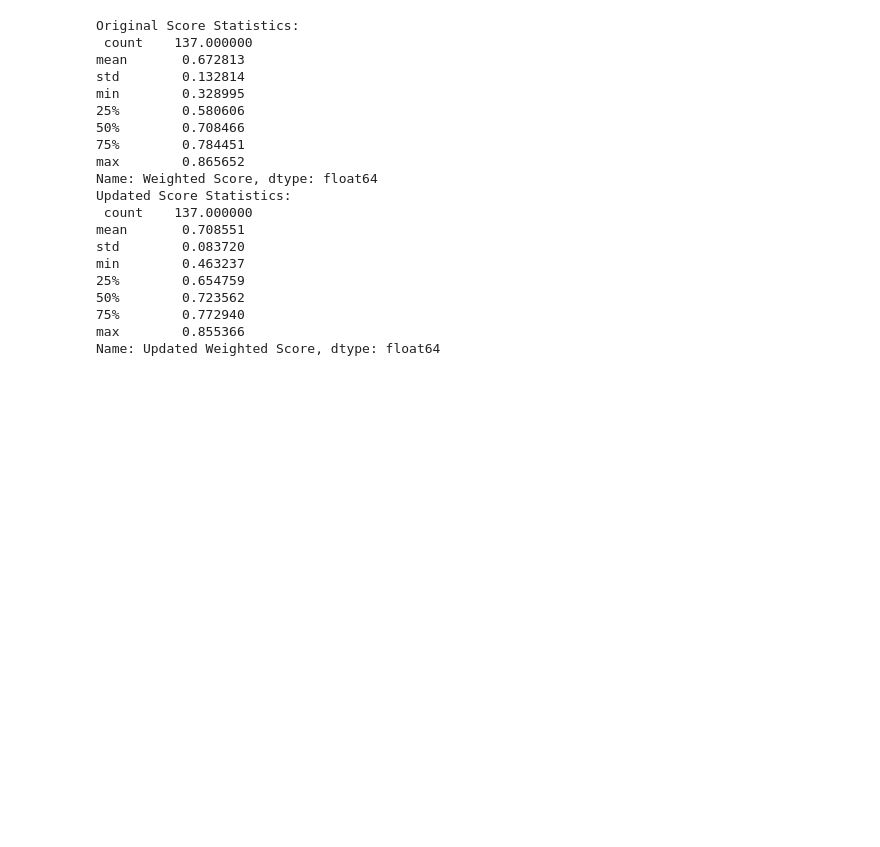
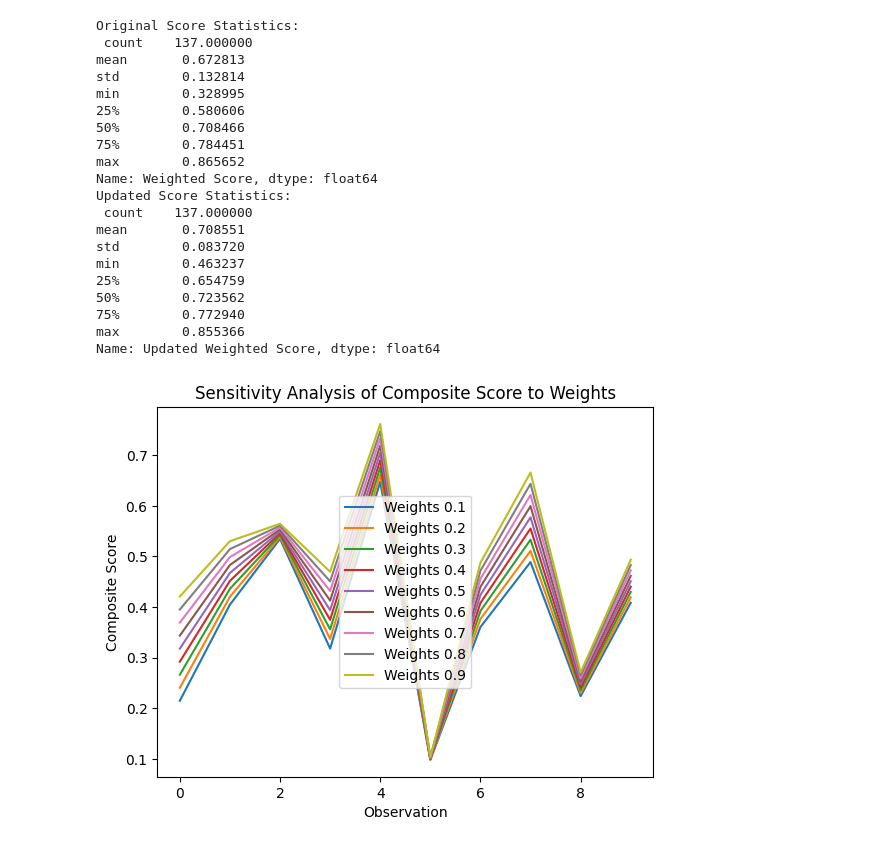
Before and after one commit to TanishAfre/Data-Analysis-Visualisation, a Jupyter notebook: main.ipynb, the cells around one changed output. Saved outputs shown, nothing was run; the diff lists cells and outputs as text; code cells hidden in the pictures; blank space fills up the shorter version.

Commit message:
sensitivity analysis of composite score with respect to changes in the weights assigned

```diff
--- a/main.ipynb
+++ b/main.ipynb
@@ -643,3 +643,41 @@ min        0.463237
 75%        0.772940
 max        0.855366
 Name: Updated Weighted Score, dtype: float64
+# %%
+import numpy as np
+import matplotlib.pyplot as plt
+
+# Example data: scores for 3 different indicators across 10 observations
+data = np.random.rand(10, 3)
+
+# Initial weights
+weights = np.array([0.3, 0.5, 0.2])
+
+# Function to calculate composite score
+def composite_score(data, weights):
+    return np.dot(data, weights)
+
+# Original composite scores
+original_scores = composite_score(data, weights)
+
+# Sensitivity analysis: vary one weight and adjust others proportionally
+weight_ranges = np.linspace(0.1, 0.9, 9)
+sensitivity_results = []
+
+for w in weight_ranges:
+    new_weights = np.array([w, 1.0-w/2, 1.0-w/2])
+    new_weights /= new_weights.sum()  # Normalize weights
+    new_scores = composite_score(data, new_weights)
+    sensitivity_results.append(new_scores)
+
+# Plotting results
+for i, scores in enumerate(sensitivity_results):
+    plt.plot(scores, label=f'Weights {np.round(weight_ranges[i], 2)}')
+
+plt.title('Sensitivity Analysis of Composite Score to Weights')
+plt.xlabel('Observation')
+plt.ylabel('Composite Score')
+plt.legend()
+plt.show()
+# %% [output]
+[figure, added]
```
